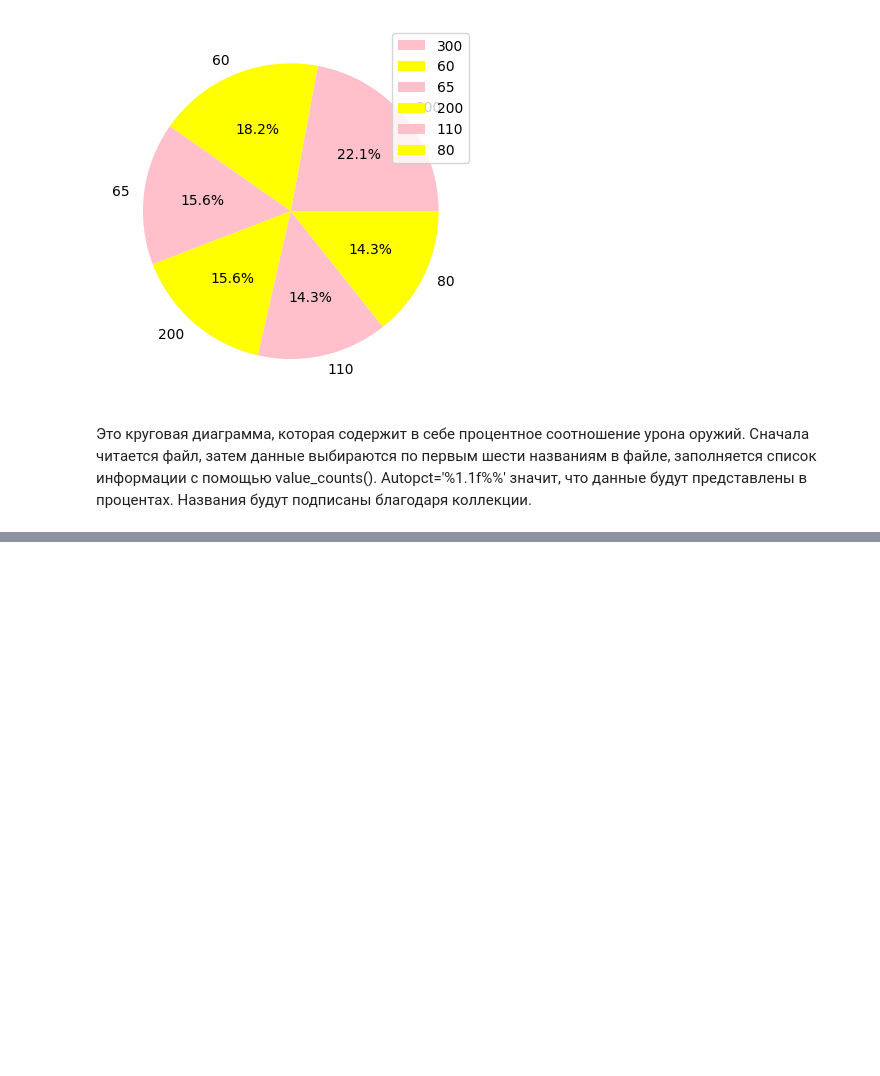
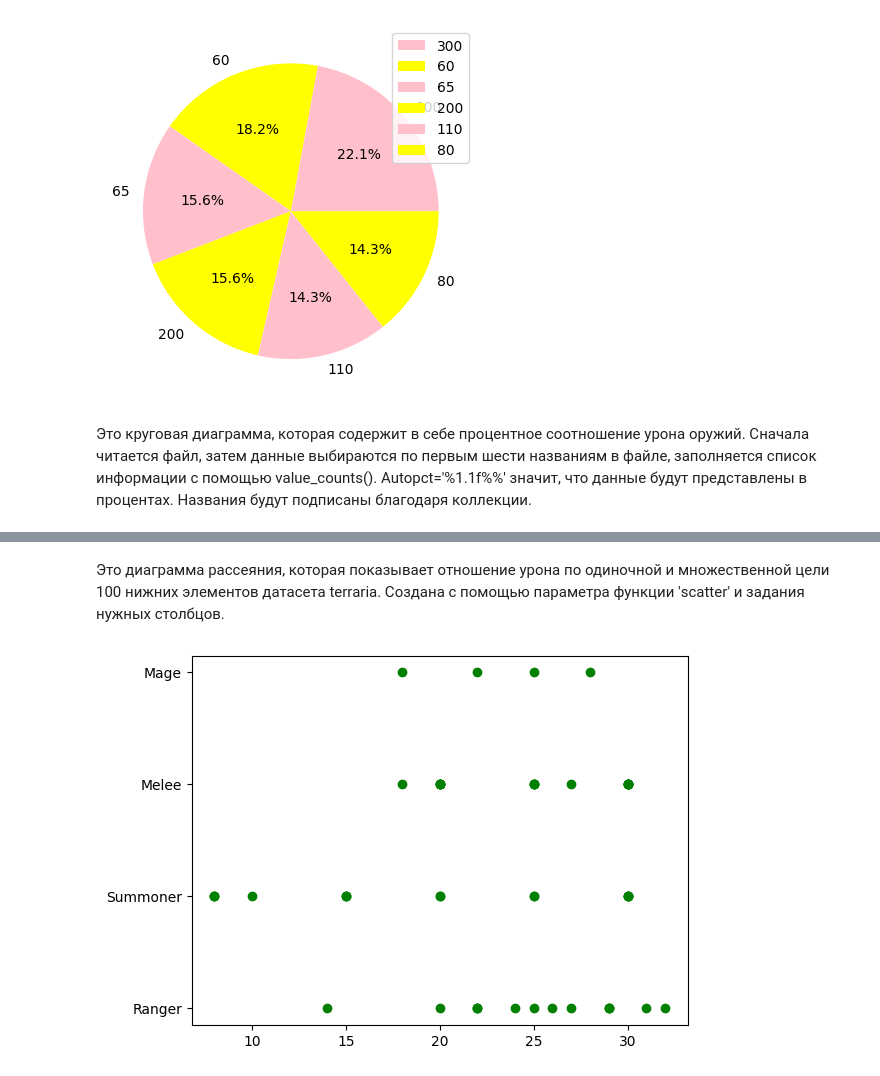
Before and after one commit to ThisJoraly/data6, a Jupyter notebook: r.ipynb, the cells around one changed output, grey strips where cells are left out. Saved outputs shown, nothing was run; the diff lists cells and outputs as text; code cells hidden in the pictures; blank space fills up the shorter version.

```diff
--- a/r.ipynb
+++ b/r.ipynb
@@ -86,0 +118,7 @@ plt.show()
+# %% [markdown]
+Это диаграмма рассеяния, которая показывает отношение урона по одиночной и множественной цели 100 нижних элементов датасета terraria. Создана с помощью параметра функции 'scatter' и задания нужных столбцов.
+# %%
+plt.scatter(terraria['DPS (SINGLE TARGET)'].tail(50), terraria['CLASS'].tail(50), color = 'green')
+plt.show()
+# %% [output]
+[figure, added]
```
Also changed, not shown: parts of 14 cells of this notebook, 2 other files.
